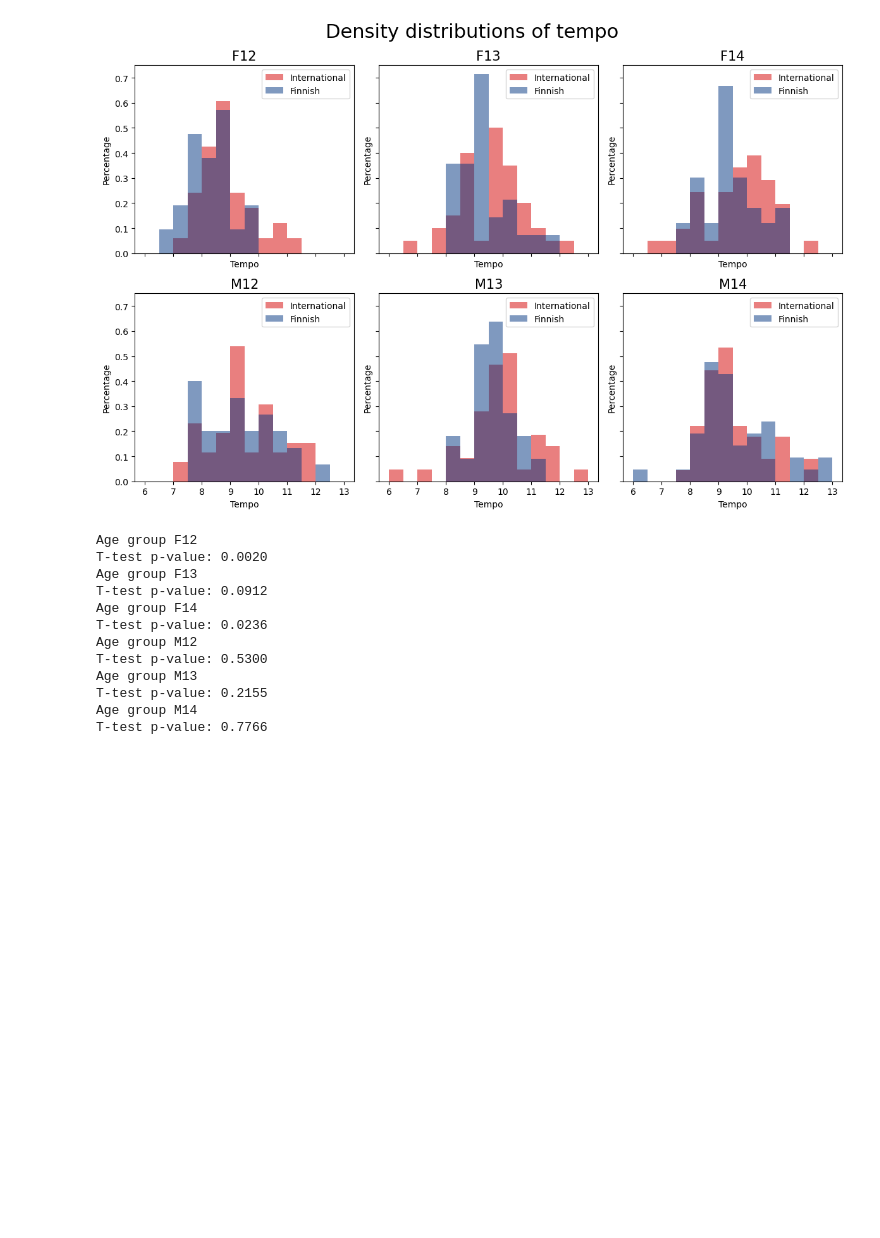
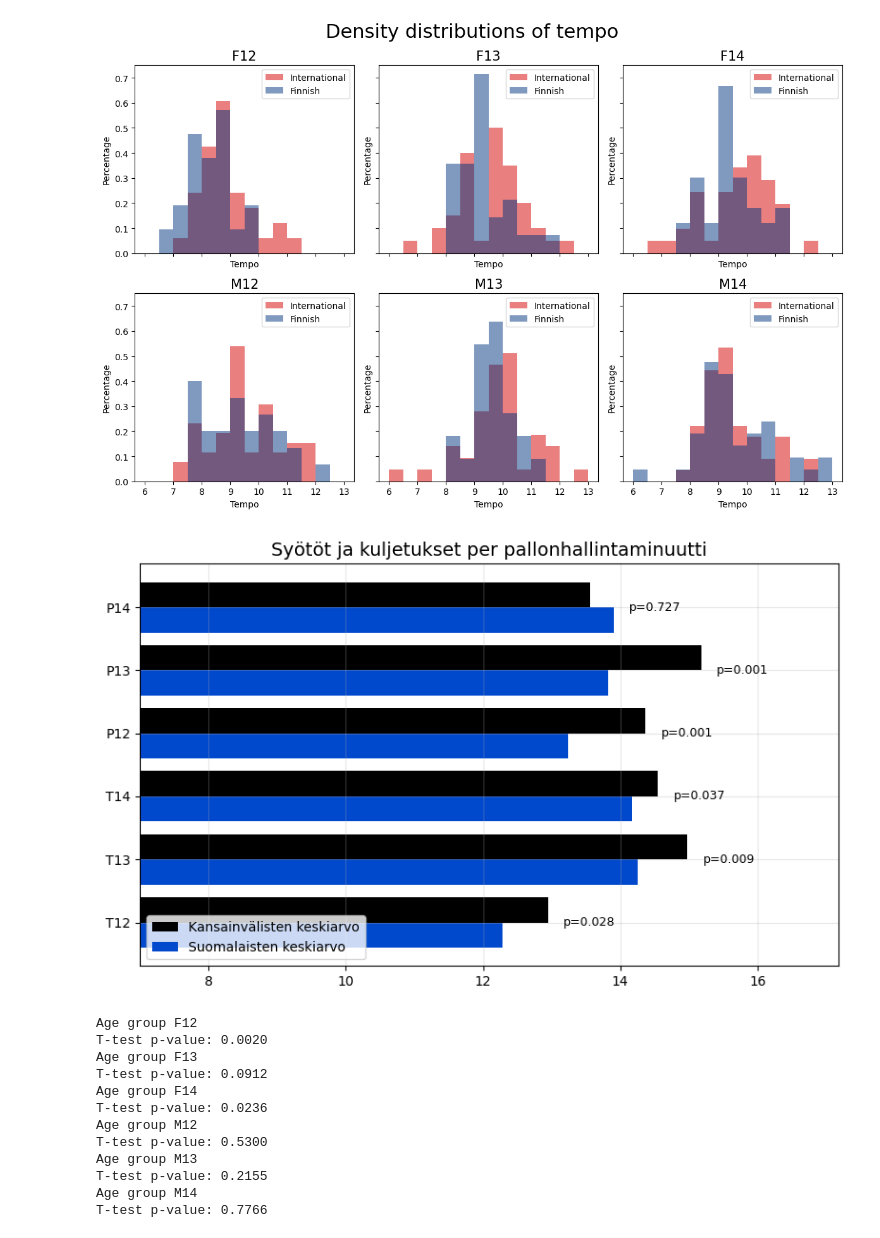
Before and after one commit to konstanyman/thesis_analysis, a Jupyter notebook: processing/tempo.ipynb, the cells around one changed output. Saved outputs shown, nothing was run; the diff lists cells and outputs as text; code cells hidden in the pictures; blank space fills up the shorter version.

Commit message:
added Finnish versions for presentations in Eerikkila

```diff
--- a/processing/tempo.ipynb
+++ b/processing/tempo.ipynb
@@ -492,6 +492,54 @@ Kolmogorov-Smirnov Test p-value = 0.9101140931888215
 Dom mean: 9.58325963718821
 Int mean: 9.536222222222223
 [figure]
+# %%
+# Data
+groups = ["T12", "T13", "T14", "P12", "P13", "P14"]
+p_values = [0.028, 0.009, 0.037, 0.001, 0.001, 0.727]
+finnish_means = [12.29, 14.26, 14.17, 13.24, 13.83, 13.91]
+international_means = [12.95, 14.98, 14.55, 14.37, 15.18, 13.56]
+
+# Create DataFrame
+df_eerikkila = pd.DataFrame({
+    "Group": groups,
+    "Finnish Mean": finnish_means,
+    "International Mean": international_means,
+    "P-value": p_values
+})
+
+# Plot grouped horizontal bar chart for both means
+fig, ax = plt.subplots(figsize=(8, 5))
+
+bar_width = 0.4
+y_positions = range(len(df_eerikkila))
+
+# Plot International means
+ax.barh([y + bar_width/2 for y in y_positions], df_eerikkila["International Mean"],
+        height=bar_width, color="#000000", label="Kansainvälisten keskiarvo", alpha=1)
+
+# Plot Finnish means
+ax.barh([y - bar_width/2 for y in y_positions], df_eerikkila["Finnish Mean"],
+        height=bar_width, color="#0048CC", label="Suomalaisten keskiarvo", alpha=1)
+
+# Add p-values as text annotations (next to international mean bar)
+for y, fin, intl, p in zip(y_positions, df_eerikkila["Finnish Mean"], df_eerikkila["International Mean"], df_eerikkila["P-value"]):
+    ax.text(max(intl, fin) + 0.6, y, f"p={p:.3f}", va="center", ha="center", fontsize=9, color="black")
+
+# Labels and styling
+ax.set_yticks(list(y_positions))
+ax.set_yticklabels(df_eerikkila["Group"])
+ax.set_title("Syötöt ja kuljetukset per pallonhallintaminuutti", fontsize=14)
+ax.legend(loc='lower left')
+ax.grid(alpha=0.3)
+
+# Extend x-axis to leave room for labels
+max_val = max(df_eerikkila["Finnish Mean"].max(), df_eerikkila["International Mean"].max())
+ax.set_xlim(7, max_val + 2)
+
+plt.tight_layout()
+plt.show()
+# %% [output]
+[figure, added]
 # %%
 # t-test
 df_grouped = tempo_df.groupby('age')
```
Also changed, not shown: parts of 1 cell of this notebook, 1 other file.
